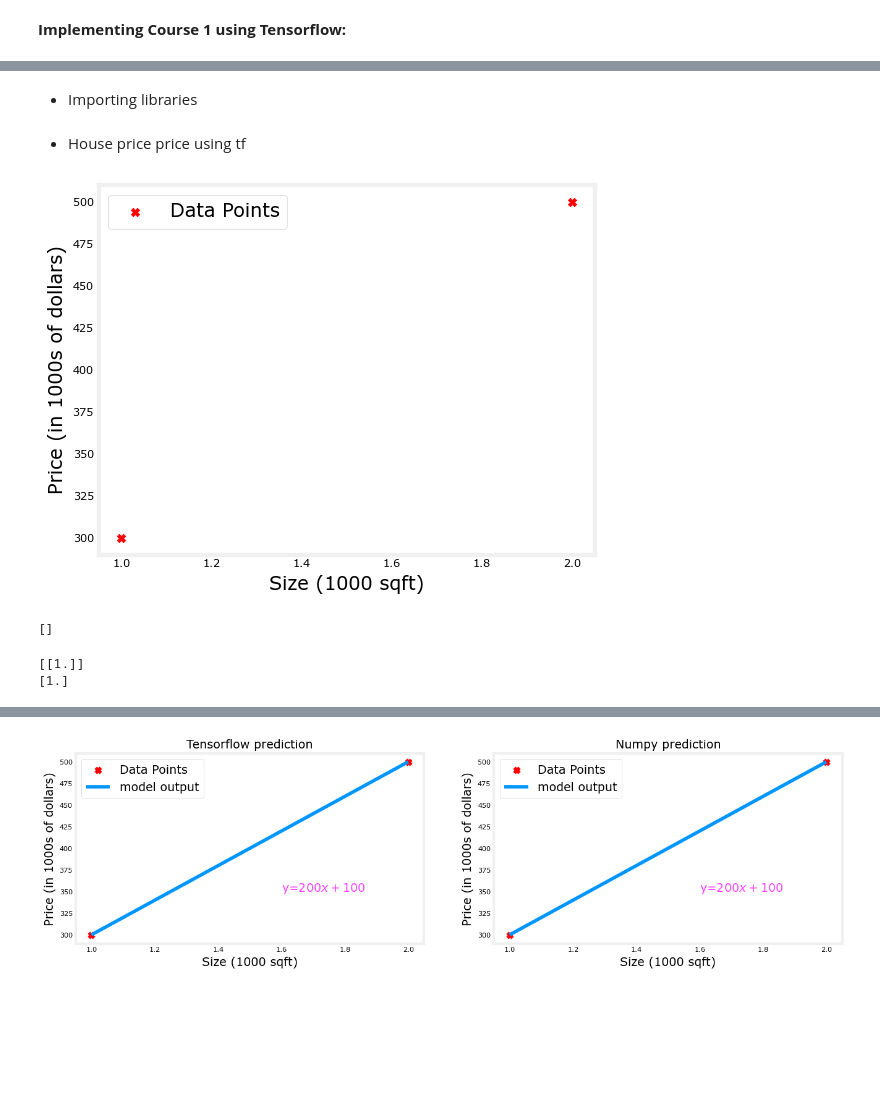
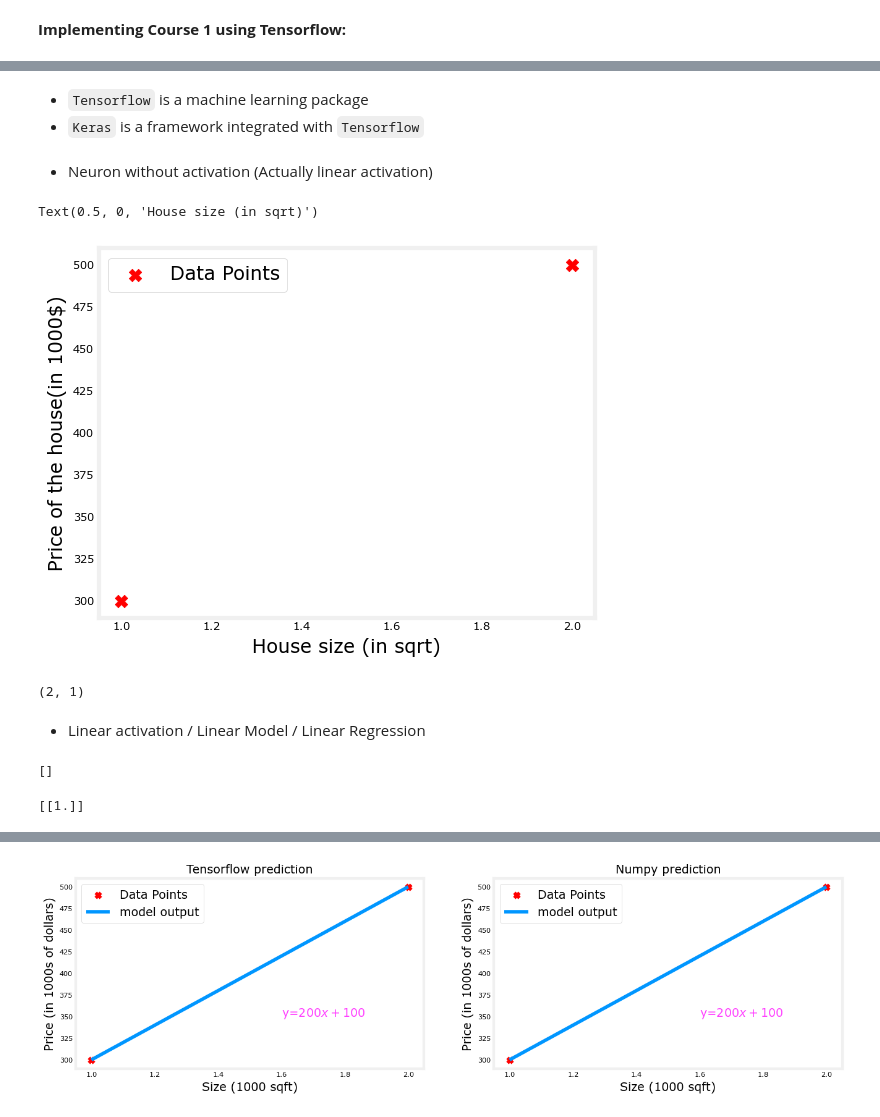
Before and after one commit to hridoynasah/Machine-Learning-Specialization, a Jupyter notebook: 2. Advanced Learning Algorithms/Week 1/LAB_W1/C2_W1_Lab01_Neurons_and_Layers.ipynb, the cells around one changed output, grey strips where cells are left out. Drawn from its saved outputs; the diff is of its cells as text; code cells hidden in the pictures; blank space fills up the shorter version.

```diff
--- a/2. Advanced Learning Algorithms/Week 1/LAB_W1/C2_W1_Lab01_Neurons_and_Layers.ipynb
+++ b/2. Advanced Learning Algorithms/Week 1/LAB_W1/C2_W1_Lab01_Neurons_and_Layers.ipynb
@@ -46,3 +3,4 @@ tf.Tensor([[2.5168018e-22 0.0000000e+00 0.0000000e+00 0.0000000e+00]], shape=(1,
-# %% [markdown]
-* Importing libraries
+# %% [markdown]
+* `Tensorflow` is a machine learning package
+* `Keras` is a framework integrated with `Tensorflow`
 # %%
@@ -59,27 +18,38 @@ plt.style.use('./deeplearning.mplstyle')
 import logging
 logging.getLogger("tensorflow").setLevel(logging.ERROR)
 tf.autograph.set_verbosity(0)
-# %% [markdown]
-* House price price using tf
+# %% [markdown]
+* Neuron without activation (Actually linear activation)
 # %%
-X_train = np.array([[1.0], [2.0]], dtype=np.float32)
-Y_train = np.array([[300.0], [500.0]], dtype=np.float32)
-fig, ax = plt.subplots(1,1)
-ax.scatter(X_train, Y_train, marker='X', c='r', label='Data Points')
+# Tensorflow expect 2D
+X_train = np.array([[1.0],
+                    [2.0]], dtype=np.float32)
+Y_train = np.array([[300.0],
+                    [500.0]], dtype=np.float32)
+
+fit, ax = plt.subplots(1,1)
+ax.scatter(X_train, Y_train, c='r',marker='X',s=80, label='Data Points')
 ax.legend(fontsize='xx-large')
-ax.set_ylabel('Price (in 1000s of dollars)', fontsize='xx-large')
-ax.set_xlabel('Size (1000 sqft)', fontsize='xx-large')
-plt.show()
+ax.set_ylabel('Price of the house(in 1000$)',fontsize='xx-large')
+ax.set_xlabel('House size (in sqrt)',fontsize='xx-large')
 # %% [output]
+Text(0.5, 0, 'House size (in sqrt)')
-[figure, old version]
+[figure, new version]
+# %%
+X_train.shape
+# %% [output]
+(2, 1)
+# %% [markdown]
+* Linear activation / Linear Model / Linear Regression
 # %%
+# Direct layer
 linear_layer = tf.keras.layers.Dense(units=1, activation='linear')
-linear_layer.get_weights()
-# %% [output]
-[]
+# %%
+# Weights
+linear_layer.get_weights() # there is no weights
+# %% [output]
+[]
 # %%
-print(X_train[0].reshape(1,1))
-print(X_train[0])
+X_train[0].shape; print(X_train[0].reshape(1,1))
 # %% [output]
 [[1.]]
-[1.]
```
Also changed, not shown: parts of 25 cells of this notebook, 26 other files.
